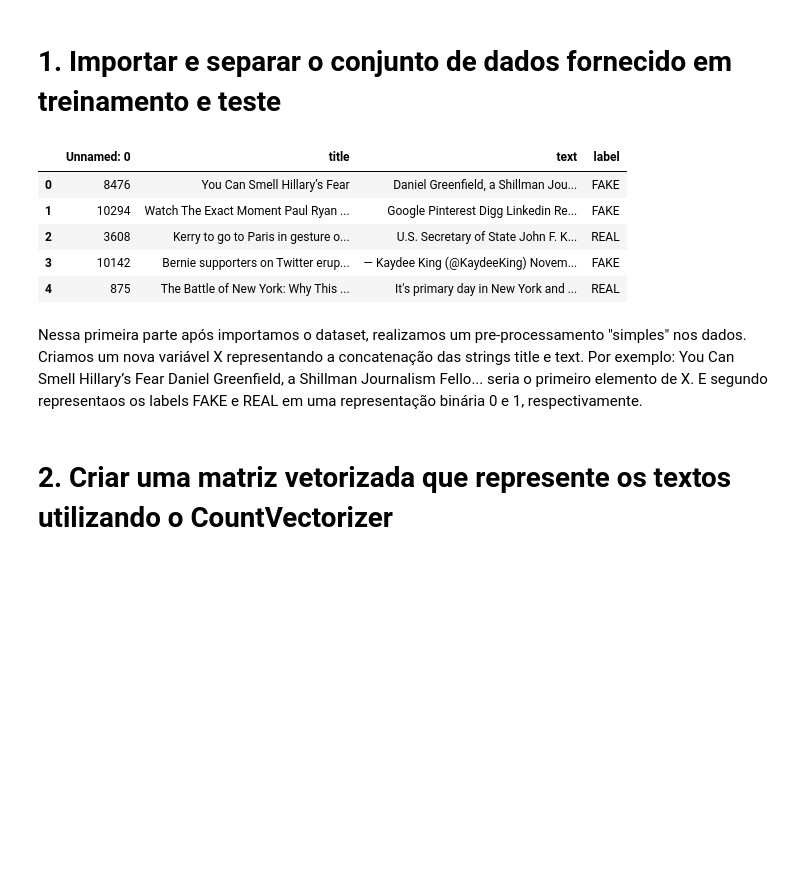
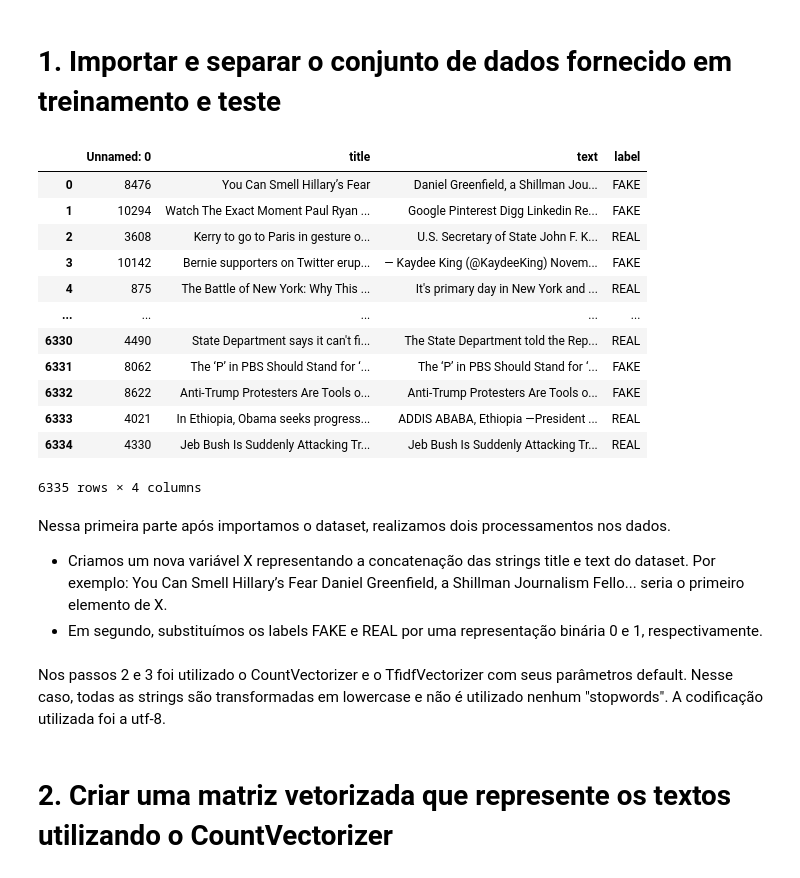
Before and after one commit to thalissonfelipe/mineracao, a Jupyter notebook: Trabalho04/PLN.ipynb, the cells around one changed output. Drawn from its saved outputs; the diff is of its cells as text; code cells hidden in the pictures; blank space fills up the shorter version.

```diff
--- a/Trabalho04/PLN.ipynb
+++ b/Trabalho04/PLN.ipynb
@@ -14,18 +24,29 @@ from sklearn.feature_extraction.text import CountVectorizer, TfidfVectorizer
 # 1. Importar e separar o conjunto de dados fornecido em treinamento e teste
 # %%
 df = pd.read_csv('noticias.csv')
-df.head()
+df
 # %% [output]
 |  | Unnamed: 0 | title | text | label |
 | 0 | 8476 | You Can Smell Hillary’s Fear | Daniel Greenfield, a Shillman Jou... | FAKE |
 | 1 | 10294 | Watch The Exact Moment Paul Ryan ... | Google Pinterest Digg Linkedin Re... | FAKE |
 | 2 | 3608 | Kerry to go to Paris in gesture o... | U.S. Secretary of State John F. K... | REAL |
 | 3 | 10142 | Bernie supporters on Twitter erup... | — Kaydee King (@KaydeeKing) Novem... | FAKE |
 | 4 | 875 | The Battle of New York: Why This ... | It's primary day in New York and ... | REAL |
+| ... | ... | ... | ... | ... |
+| 6330 | 4490 | State Department says it can't fi... | The State Department told the Rep... | REAL |
+| 6331 | 8062 | The ‘P’ in PBS Should Stand for ‘... | The ‘P’ in PBS Should Stand for ‘... | FAKE |
+| 6332 | 8622 | Anti-Trump Protesters Are Tools o... | Anti-Trump Protesters Are Tools o... | FAKE |
+| 6333 | 4021 | In Ethiopia, Obama seeks progress... | ADDIS ABABA, Ethiopia —President ... | REAL |
+| 6334 | 4330 | Jeb Bush Is Suddenly Attacking Tr... | Jeb Bush Is Suddenly Attacking Tr... | REAL |
+6335 rows × 4 columns
 # %% [markdown]
-Nessa primeira parte após importamos o dataset, realizamos um pre-processamento "simples" nos dados. Criamos um nova variável X representando a concatenação das strings title e text. Por exemplo: You Can Smell Hillary’s Fear Daniel Greenfield, a Shillman Journalism Fello... seria o primeiro elemento de X. E segundo representaos os labels FAKE e REAL em uma representação binária 0 e 1, respectivamente.
+Nessa primeira parte após importamos o dataset, realizamos dois processamentos nos dados.
+- Criamos um nova variável X representando a concatenação das strings title e text do dataset. Por exemplo: You Can Smell Hillary’s Fear Daniel Greenfield, a Shillman Journalism Fello... seria o primeiro elemento de X.
+- Em segundo, substituímos os labels FAKE e REAL por uma representação binária 0 e 1, respectivamente.
 # %%
 X, y = (df['title'] +  ' ' + df['text']).values, df['label'].replace(['FAKE', 'REAL'], [0, 1]).values
+# %% [markdown]
+Nos passos 2 e 3 foi utilizado o CountVectorizer e o TfidfVectorizer com seus parâmetros default. Nesse caso, todas as strings são transformadas em lowercase e não é utilizado nenhum "stopwords". A codificação utilizada foi a utf-8.
 # %% [markdown]
 # 2. Criar uma matriz vetorizada que represente os textos utilizando o CountVectorizer
 # %%
```
Also changed, not shown: parts of 40 cells of this notebook, 1 other file.
